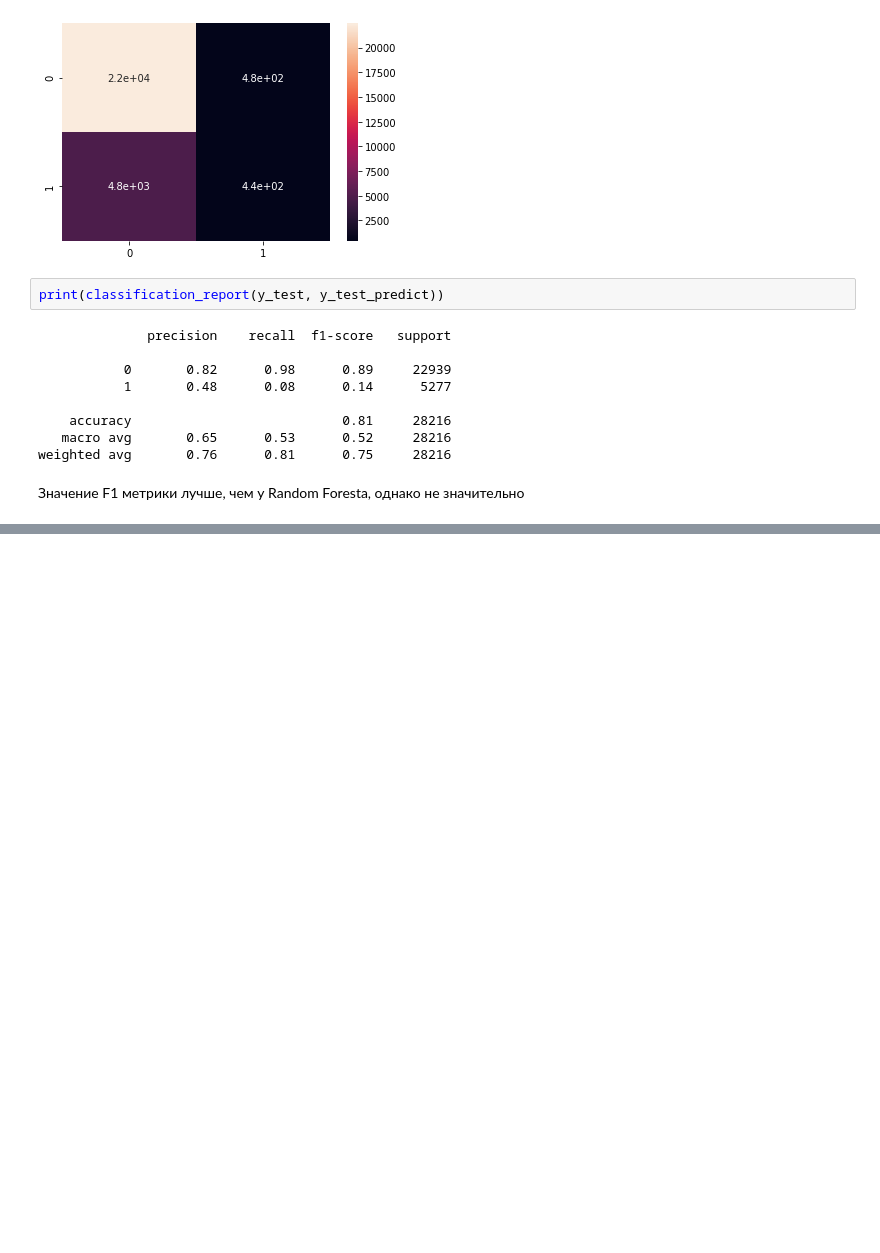
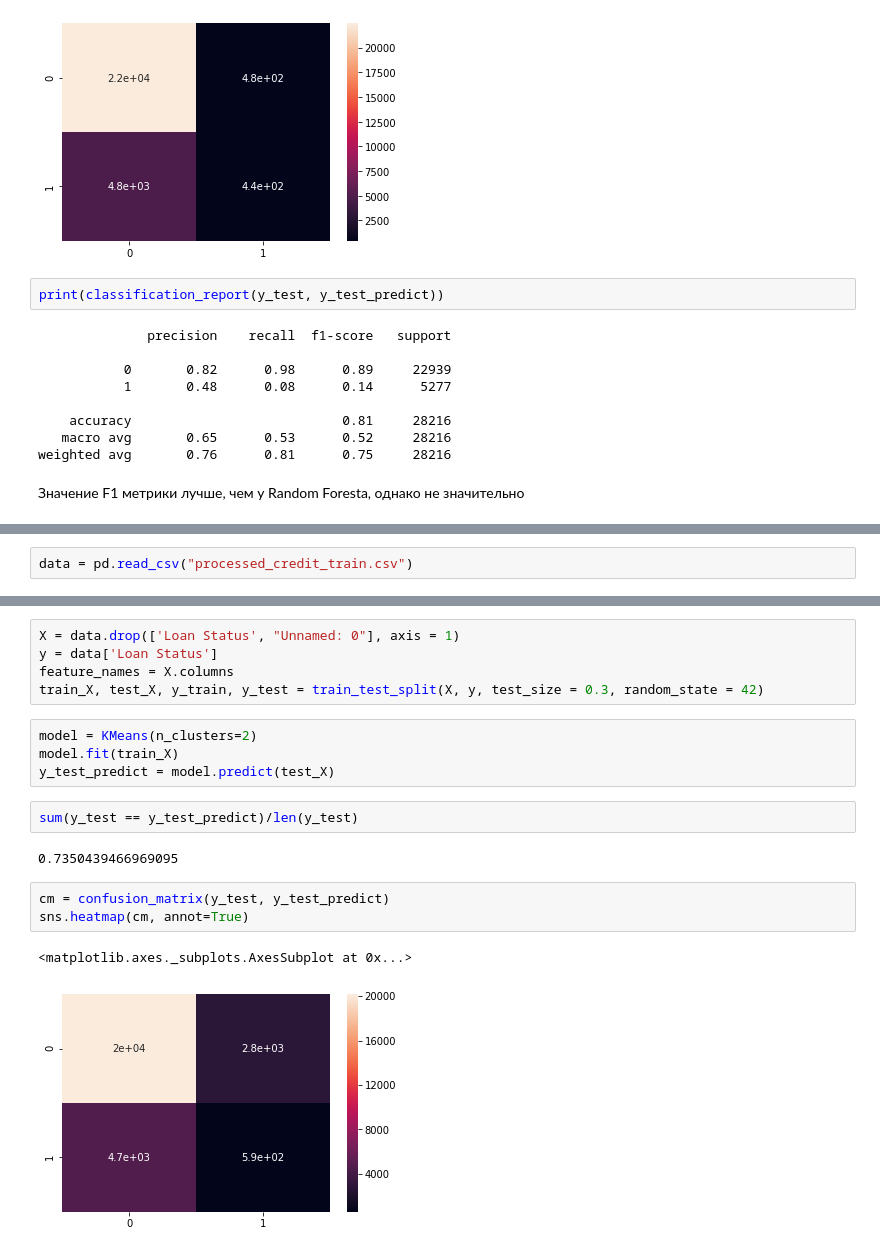
Before and after one commit to CLeDoPbIT/HSE_ML_COURSE, a Jupyter notebook: First_analysis.ipynb, the cells around one changed output, grey strips where cells are left out. Saved outputs shown, nothing was run; the diff lists cells and outputs as text; blank space fills up the shorter version.

```diff
--- a/First_analysis.ipynb
+++ b/First_analysis.ipynb
@@ -1794,0 +1794,2 @@ weighted avg       0.76      0.81      0.75     28216
+# %%
+data = pd.read_csv("processed_credit_train.csv")
@@ -1794,0 +1806,19 @@ weighted avg       0.76      0.81      0.75     28216
+# %%
+X = data.drop(['Loan Status', "Unnamed: 0"], axis = 1)
+y = data['Loan Status']
+feature_names = X.columns
+train_X, test_X, y_train, y_test = train_test_split(X, y, test_size = 0.3, random_state = 42)
+# %%
+model = KMeans(n_clusters=2)
+model.fit(train_X)
+y_test_predict = model.predict(test_X)
+# %%
+sum(y_test == y_test_predict)/len(y_test)
+# %% [output]
+0.7350439466969095
+# %%
+cm = confusion_matrix(y_test, y_test_predict)
+sns.heatmap(cm, annot=True)
+# %% [output]
+<matplotlib.axes._subplots.AxesSubplot at 0x...>
+[figure, added]
```
Also changed, not shown: parts of 13 cells of this notebook, 1 other file.
